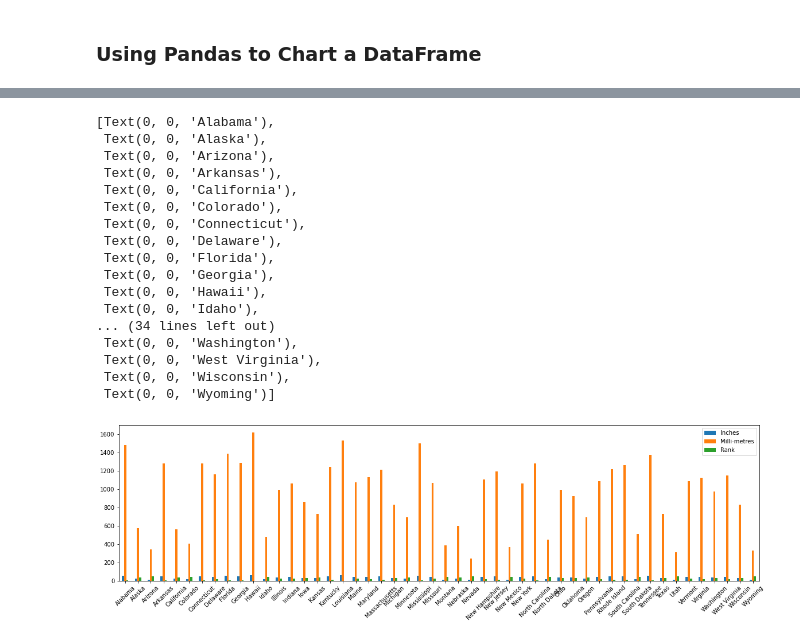
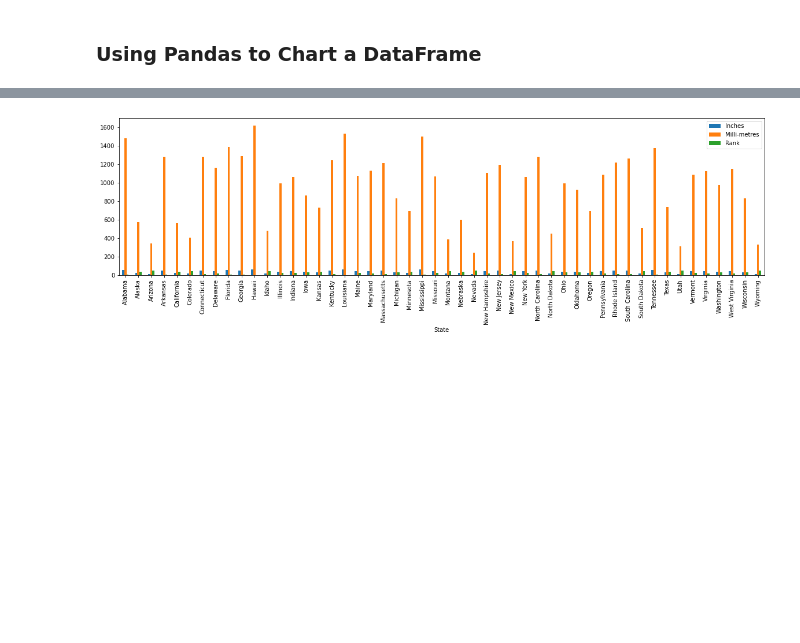
Before and after one commit to Simon-Xu-Lan/coding-notes, a Jupyter notebook: python/matplotlib/matplotlib.ipynb, the cells around one changed output, grey strips where cells are left out. Drawn from its saved outputs; the diff is of its cells as text; code cells hidden in the pictures; blank space fills up the shorter version.

```diff
--- a/python/matplotlib/matplotlib.ipynb
+++ b/python/matplotlib/matplotlib.ipynb
@@ -254,25 +258,13 @@ Text(0.5, 1.0, 'Average Rain Per State')
 # %%
+rain1_df = rain_df.set_index("State")
 # Pandas can also plot multiple columns if the DataFrame includes them
-multi_plot = rain_df.plot(kind="bar", figsize=(20,5))
+multi_plot = rain1_df.plot(kind="bar", figsize=(20,5))
 
 # PandasPlot.set_xticklabels() can be used to set the tick labels as well
-multi_plot.set_xticklabels(rain_df["State"], rotation=45)
+# multi_plot.set_xticklabels(rain_df["State"], rotation=45)
+
+
+plt.show()
+# rain1_df
 # %% [output]
-[Text(0, 0, 'Alabama'),
- Text(0, 0, 'Alaska'),
- Text(0, 0, 'Arizona'),
- Text(0, 0, 'Arkansas'),
- Text(0, 0, 'California'),
- Text(0, 0, 'Colorado'),
- Text(0, 0, 'Connecticut'),
- Text(0, 0, 'Delaware'),
- Text(0, 0, 'Florida'),
- Text(0, 0, 'Georgia'),
- Text(0, 0, 'Hawaii'),
- Text(0, 0, 'Idaho'),
-... (34 lines left out)
- Text(0, 0, 'Washington'),
- Text(0, 0, 'West Virginia'),
- Text(0, 0, 'Wisconsin'),
- Text(0, 0, 'Wyoming')]
-[figure, old version]
+[figure, new version]
```
Also changed, not shown: parts of 40 cells of this notebook, 15 other files.
